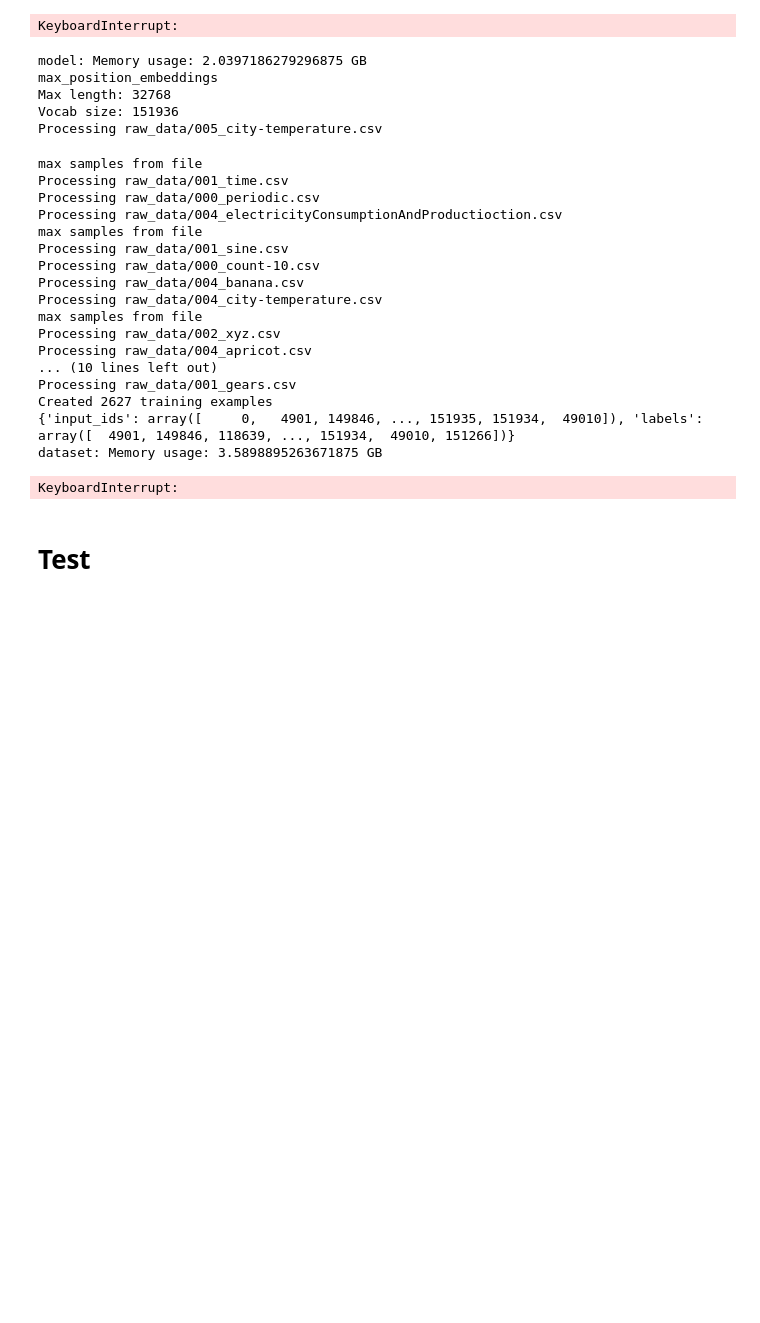
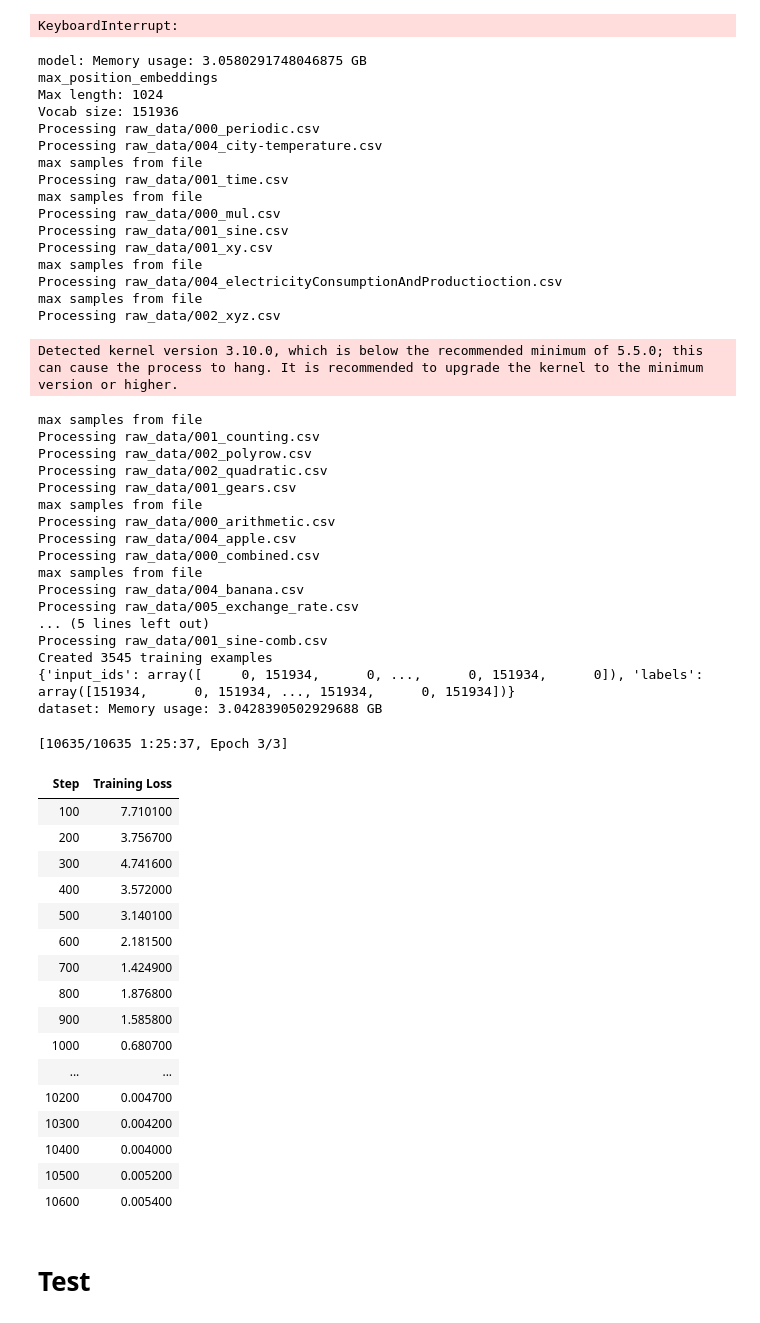
Before and after one commit to JoeyShapiro/TimeSeriesGPT, a Jupyter notebook: model.ipynb, the cells around one changed output. Cells and saved outputs as stored; diff of their text form; code cells hidden in the pictures; blank space fills up the shorter version.

```diff
--- a/model.ipynb
+++ b/model.ipynb
@@ -451,41 +464,70 @@ KeyboardInterrupt:
 # %%
 train_model(
     # model_name='google/gemma-2b',
     # model_name='google/gemma-2-2b',
     # model_name='TinyLlama/TinyLlama-1.1B-Chat-v1.0',
     # model_name='microsoft/phi-2',
     # model_name='microsoft/phi-1_5',
     model_name='Qwen/Qwen2.5-0.5B',
     # model_name='google/flan-t5-small',
     output_dir='models',
     # epochs=6,
     batch_size=1,
-    # window=1024,
+    window=1024,
 )
 # %% [output]
-model: Memory usage: 2.0397186279296875 GB
+model: Memory usage: 3.0580291748046875 GB
 max_position_embeddings
-Max length: 32768
+Max length: 1024
 Vocab size: 151936
-Processing raw_data/005_city-temperature.csv
+Processing raw_data/000_periodic.csv
+Processing raw_data/004_city-temperature.csv
+max samples from file
+Processing raw_data/001_time.csv
+max samples from file
+Processing raw_data/000_mul.csv
+Processing raw_data/001_sine.csv
+Processing raw_data/001_xy.csv
+max samples from file
+Processing raw_data/004_electricityConsumptionAndProductioction.csv
+max samples from file
+Processing raw_data/002_xyz.csv
-max samples from file
-Processing raw_data/001_time.csv
-Processing raw_data/000_periodic.csv
-Processing raw_data/004_electricityConsumptionAndProductioction.csv
-max samples from file
-Processing raw_data/001_sine.csv
-Processing raw_data/000_count-10.csv
-Processing raw_data/004_banana.csv
-Processing raw_data/004_city-temperature.csv
-max samples from file
-Processing raw_data/002_xyz.csv
-Processing raw_data/004_apricot.csv
-... (10 lines left out)
-Processing raw_data/001_gears.csv
-Created 2627 training examples
-{'input_ids': array([     0,   4901, 149846, ..., 151935, 151934,  49010]), 'labels': array([  4901, 149846, 118639, ..., 151934,  49010, 151266])}
-dataset: Memory usage: 3.5898895263671875 GB
+Detected kernel version 3.10.0, which is below the recommended minimum of 5.5.0; this can cause the process to hang. It is recommended to upgrade the kernel to the minimum version or higher.
-KeyboardInterrupt:
+max samples from file
+Processing raw_data/001_counting.csv
+Processing raw_data/002_polyrow.csv
+Processing raw_data/002_quadratic.csv
+Processing raw_data/001_gears.csv
+max samples from file
+Processing raw_data/000_arithmetic.csv
+Processing raw_data/004_apple.csv
+Processing raw_data/000_combined.csv
+max samples from file
+Processing raw_data/004_banana.csv
+Processing raw_data/005_exchange_rate.csv
+... (5 lines left out)
+Processing raw_data/001_sine-comb.csv
+Created 3545 training examples
+{'input_ids': array([     0, 151934,      0, ...,      0, 151934,      0]), 'labels': array([151934,      0, 151934, ..., 151934,      0, 151934])}
+dataset: Memory usage: 3.0428390502929688 GB
+[10635/10635 1:25:37, Epoch 3/3]
+| Step | Training Loss |
+| 100 | 7.710100 |
+| 200 | 3.756700 |
+| 300 | 4.741600 |
+| 400 | 3.572000 |
+| 500 | 3.140100 |
+| 600 | 2.181500 |
+| 700 | 1.424900 |
+| 800 | 1.876800 |
+| 900 | 1.585800 |
+| 1000 | 0.680700 |
+| ... | ... |
+| 10200 | 0.004700 |
+| 10300 | 0.004200 |
+| 10400 | 0.004000 |
+| 10500 | 0.005200 |
+| 10600 | 0.005400 |
 # %% [markdown]
 # Test
 # %%
```
Also changed, not shown: parts of 4 cells of this notebook, 1 other file.
